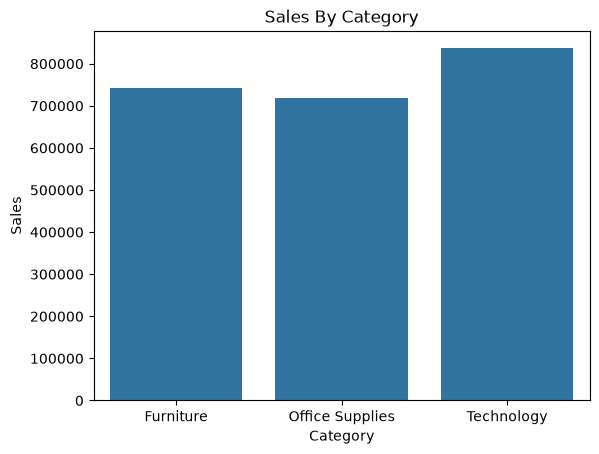
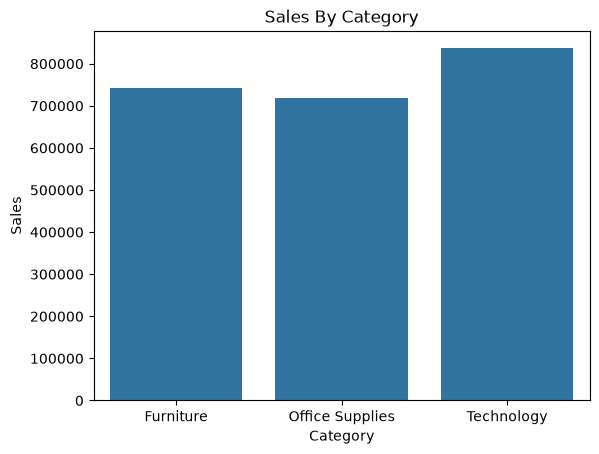
The change to this notebook cell's code, shown as a diff; its figure went from the first image to the second:
--- before
+++ after
@@ -3,2 +3,7 @@
 plt.title("Sales By Category")
 plt.show()
+# Visualizing sales_by_category using pie chart 
+plt.figure()
+df.groupby('Category')['Sales'].sum().plot(kind='pie', autopct="%1.2f%%")
+plt.title("Sales By Category")
+plt.show()

Commit: adding piechart